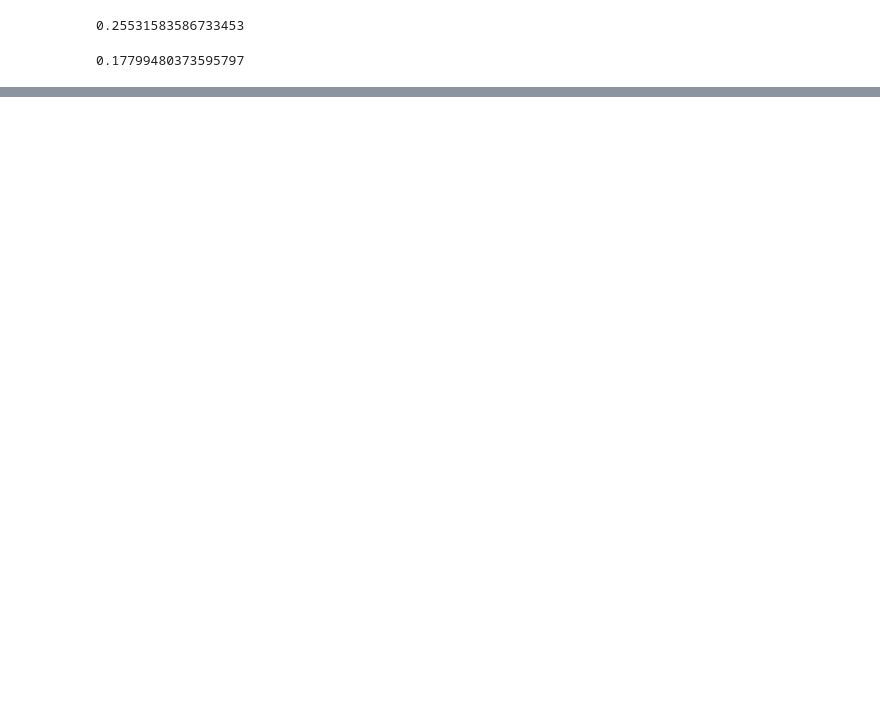
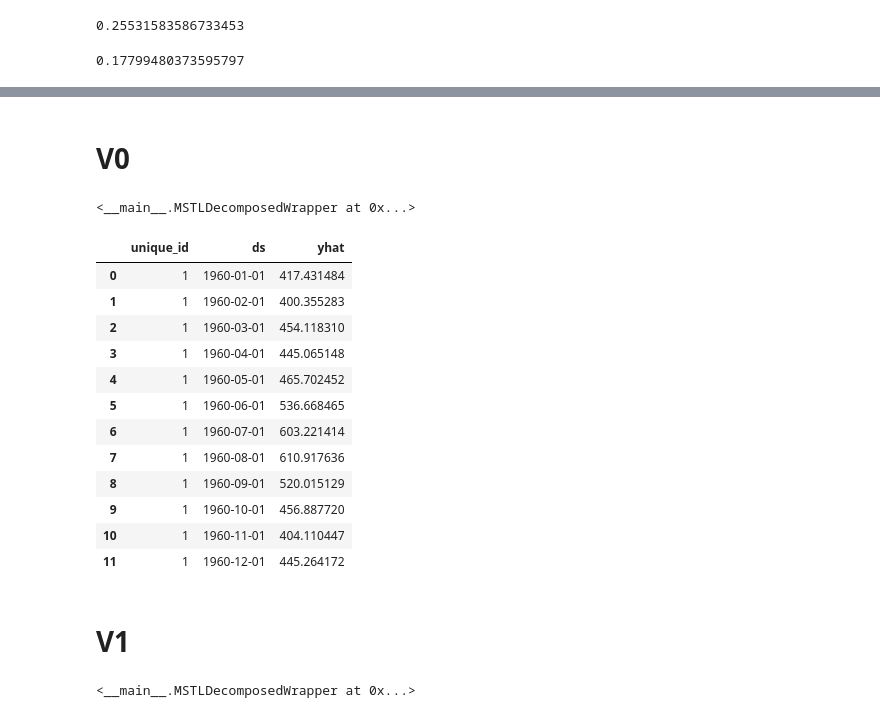
Before and after one commit to heylucasleao/tinyshift, a Jupyter notebook: tinyshift/examples/decomp_mstl_ml.ipynb, the cells around one changed output, grey strips where cells are left out. Drawn from its saved outputs; the diff is of its cells as text; code cells hidden in the pictures; blank space fills up the shorter version.

Commit message:
✨ exploring MSTLDecomposedWrapper

```diff
--- a/tinyshift/examples/decomp_mstl_ml.ipynb
+++ b/tinyshift/examples/decomp_mstl_ml.ipynb
@@ -491,0 +494,2 @@ rmae(result, models=["y_pred_pi", "y_pred_fi"], id_col="unique_id", baseline_col
+# %% [markdown]
+# V0
@@ -491,0 +618,31 @@ rmae(result, models=["y_pred_pi", "y_pred_fi"], id_col="unique_id", baseline_col
+# %%
+mf = MLForecast(
+    models=models,
+    freq='MS',
+    lags=[1, 3],
+)
+#mf.fit(decomp[["resid", "ds", "unique_id"]], static_features=[], target_col="resid")
+# %%
+modelo_final = MSTLDecomposedWrapper(mf, season_length = 12)
+# %%
+modelo_final.fit(train[["unique_id", "ds", "y"]], id_col="unique_id", time_col="ds", target_col="y")
+# %% [output]
+<__main__.MSTLDecomposedWrapper at 0x...>
+# %%
+modelo_final.predict(h=12, X_df=None)
+# %% [output]
+|  | unique_id | ds | yhat |
+| 0 | 1 | 1960-01-01 | 417.431484 |
+| 1 | 1 | 1960-02-01 | 400.355283 |
+| 2 | 1 | 1960-03-01 | 454.118310 |
+| 3 | 1 | 1960-04-01 | 445.065148 |
+| 4 | 1 | 1960-05-01 | 465.702452 |
+| 5 | 1 | 1960-06-01 | 536.668465 |
+| 6 | 1 | 1960-07-01 | 603.221414 |
+| 7 | 1 | 1960-08-01 | 610.917636 |
+| 8 | 1 | 1960-09-01 | 520.015129 |
+| 9 | 1 | 1960-10-01 | 456.887720 |
+| 10 | 1 | 1960-11-01 | 404.110447 |
+| 11 | 1 | 1960-12-01 | 445.264172 |
+# %% [markdown]
+# V1
@@ -491,0 +883,5 @@ rmae(result, models=["y_pred_pi", "y_pred_fi"], id_col="unique_id", baseline_col
+# %%
+modelo_final = MSTLDecomposedWrapper(mf, freq="MS", season_length = 12)
+modelo_final.fit(train[["unique_id", "ds", "y"]], id_col="unique_id", time_col="ds", target_col="y")
+# %% [output]
+<__main__.MSTLDecomposedWrapper at 0x...>
```
Also changed, not shown: parts of 10 cells of this notebook.
